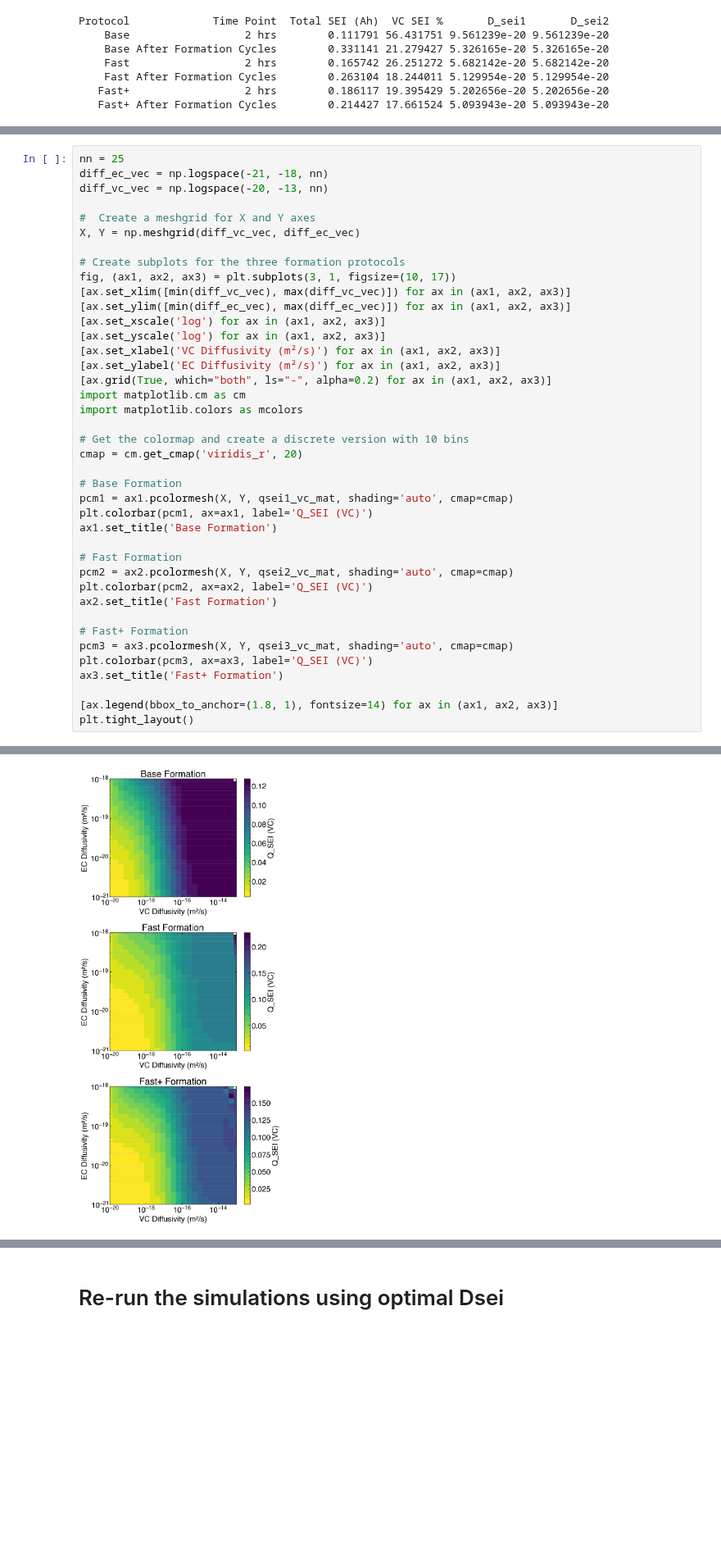
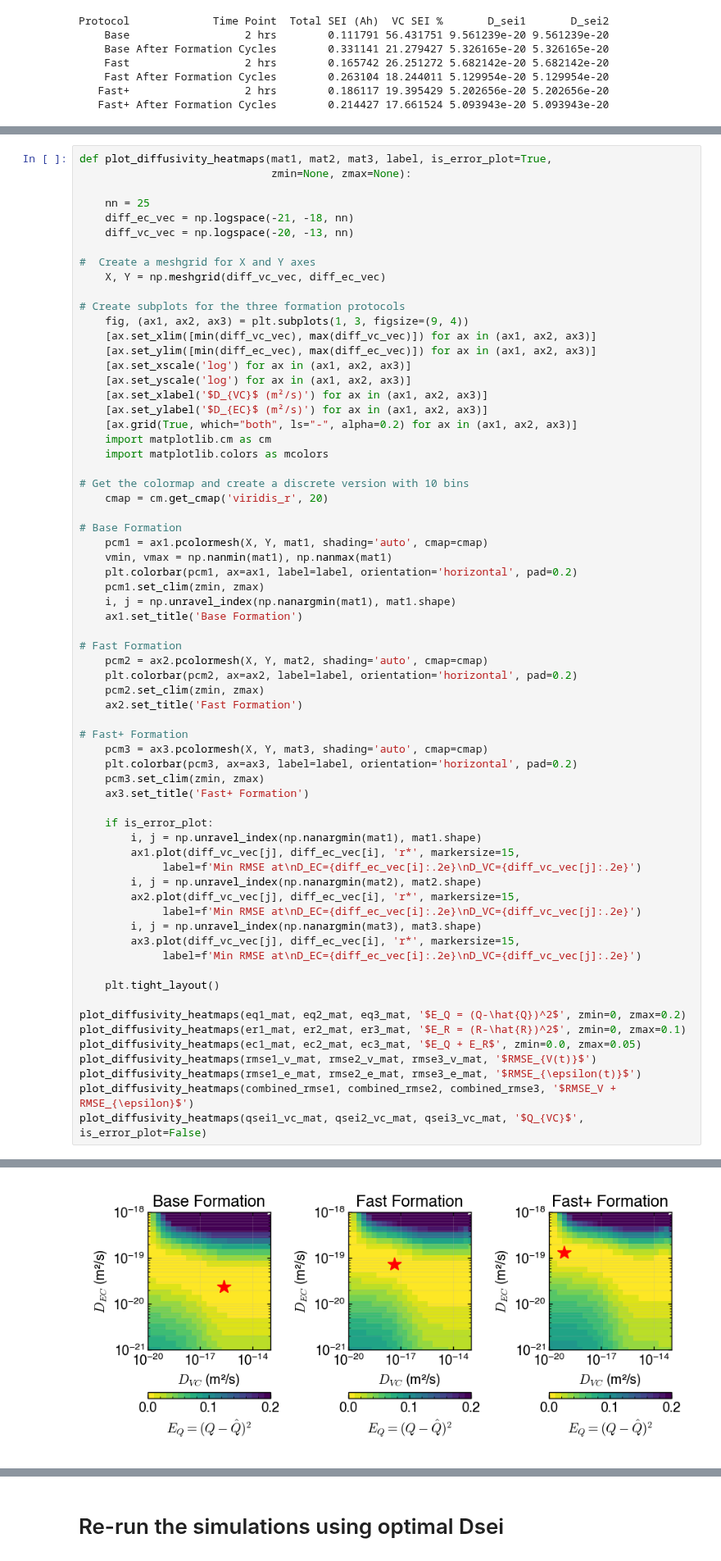
Before and after one commit to wengandrew/formation-modeling, a Jupyter notebook: notebooks/2025_04_16_dsei_tuning_temp.ipynb, the cells around one changed output, grey strips where cells are left out. Shown at 82% size. Saved outputs shown, nothing was run; the diff lists cells and outputs as text; blank space fills up the shorter version.

```diff
--- a/notebooks/2025_04_16_dsei_tuning_temp.ipynb
+++ b/notebooks/2025_04_16_dsei_tuning_temp.ipynb
@@ -635,41 +766,67 @@ combined_rmse3 = rmse3_e_mat/np.nanmax(rmse3_e_mat) + rmse3_v_mat/np.nanmax(rmse
 # %%
-nn = 25
-diff_ec_vec = np.logspace(-21, -18, nn)
-diff_vc_vec = np.logspace(-20, -13, nn)
+def plot_diffusivity_heatmaps(mat1, mat2, mat3, label, is_error_plot=True,
+                              zmin=None, zmax=None):
+
+    nn = 25
+    diff_ec_vec = np.logspace(-21, -18, nn)
+    diff_vc_vec = np.logspace(-20, -13, nn)
 
 #  Create a meshgrid for X and Y axes
-X, Y = np.meshgrid(diff_vc_vec, diff_ec_vec)
+    X, Y = np.meshgrid(diff_vc_vec, diff_ec_vec)
 
 # Create subplots for the three formation protocols
-fig, (ax1, ax2, ax3) = plt.subplots(3, 1, figsize=(10, 17))
-[ax.set_xlim([min(diff_vc_vec), max(diff_vc_vec)]) for ax in (ax1, ax2, ax3)]
-[ax.set_ylim([min(diff_ec_vec), max(diff_ec_vec)]) for ax in (ax1, ax2, ax3)]
-[ax.set_xscale('log') for ax in (ax1, ax2, ax3)]
-[ax.set_yscale('log') for ax in (ax1, ax2, ax3)]
-[ax.set_xlabel('VC Diffusivity (m²/s)') for ax in (ax1, ax2, ax3)]
-[ax.set_ylabel('EC Diffusivity (m²/s)') for ax in (ax1, ax2, ax3)]
-[ax.grid(True, which="both", ls="-", alpha=0.2) for ax in (ax1, ax2, ax3)]
-import matplotlib.cm as cm
-import matplotlib.colors as mcolors
+    fig, (ax1, ax2, ax3) = plt.subplots(1, 3, figsize=(9, 4))
+    [ax.set_xlim([min(diff_vc_vec), max(diff_vc_vec)]) for ax in (ax1, ax2, ax3)]
+    [ax.set_ylim([min(diff_ec_vec), max(diff_ec_vec)]) for ax in (ax1, ax2, ax3)]
+    [ax.set_xscale('log') for ax in (ax1, ax2, ax3)]
+    [ax.set_yscale('log') for ax in (ax1, ax2, ax3)]
+    [ax.set_xlabel('$D_{VC}$ (m²/s)') for ax in (ax1, ax2, ax3)]
+    [ax.set_ylabel('$D_{EC}$ (m²/s)') for ax in (ax1, ax2, ax3)]
+    [ax.grid(True, which="both", ls="-", alpha=0.2) for ax in (ax1, ax2, ax3)]
+    import matplotlib.cm as cm
+    import matplotlib.colors as mcolors
 
 # Get the colormap and create a discrete version with 10 bins
-cmap = cm.get_cmap('viridis_r', 20)
+    cmap = cm.get_cmap('viridis_r', 20)
 
 # Base Formation
-pcm1 = ax1.pcolormesh(X, Y, qsei1_vc_mat, shading='auto', cmap=cmap)
-plt.colorbar(pcm1, ax=ax1, label='Q_SEI (VC)')
-ax1.set_title('Base Formation')
+    pcm1 = ax1.pcolormesh(X, Y, mat1, shading='auto', cmap=cmap)
+    vmin, vmax = np.nanmin(mat1), np.nanmax(mat1)
+    plt.colorbar(pcm1, ax=ax1, label=label, orientation='horizontal', pad=0.2)
+    pcm1.set_clim(zmin, zmax)
+    i, j = np.unravel_index(np.nanargmin(mat1), mat1.shape)
+    ax1.set_title('Base Formation')
 
 # Fast Formation
-pcm2 = ax2.pcolormesh(X, Y, qsei2_vc_mat, shading='auto', cmap=cmap)
-plt.colorbar(pcm2, ax=ax2, label='Q_SEI (VC)')
-ax2.set_title('Fast Formation')
+    pcm2 = ax2.pcolormesh(X, Y, mat2, shading='auto', cmap=cmap)
+    plt.colorbar(pcm2, ax=ax2, label=label, orientation='horizontal', pad=0.2)
+    pcm2.set_clim(zmin, zmax)
+    ax2.set_title('Fast Formation')
 
 # Fast+ Formation
-pcm3 = ax3.pcolormesh(X, Y, qsei3_vc_mat, shading='auto', cmap=cmap)
-plt.colorbar(pcm3, ax=ax3, label='Q_SEI (VC)')
-ax3.set_title('Fast+ Formation')
+    pcm3 = ax3.pcolormesh(X, Y, mat3, shading='auto', cmap=cmap)
+    plt.colorbar(pcm3, ax=ax3, label=label, orientation='horizontal', pad=0.2)
+    pcm3.set_clim(zmin, zmax)
+    ax3.set_title('Fast+ Formation')
 
-[ax.legend(bbox_to_anchor=(1.8, 1), fontsize=14) for ax in (ax1, ax2, ax3)]
-plt.tight_layout()
+    if is_error_plot:
+        i, j = np.unravel_index(np.nanargmin(mat1), mat1.shape)
+        ax1.plot(diff_vc_vec[j], diff_ec_vec[i], 'r*', markersize=15,
+             label=f'Min RMSE at\nD_EC={diff_ec_vec[i]:.2e}\nD_VC={diff_vc_vec[j]:.2e}')
+        i, j = np.unravel_index(np.nanargmin(mat2), mat2.shape)
+        ax2.plot(diff_vc_vec[j], diff_ec_vec[i], 'r*', markersize=15,
+             label=f'Min RMSE at\nD_EC={diff_ec_vec[i]:.2e}\nD_VC={diff_vc_vec[j]:.2e}')
+        i, j = np.unravel_index(np.nanargmin(mat3), mat3.shape)
+        ax3.plot(diff_vc_vec[j], diff_ec_vec[i], 'r*', markersize=15,
+             label=f'Min RMSE at\nD_EC={diff_ec_vec[i]:.2e}\nD_VC={diff_vc_vec[j]:.2e}')
+
+    plt.tight_layout()
+
+plot_diffusivity_heatmaps(eq1_mat, eq2_mat, eq3_mat, '$E_Q = (Q-\hat{Q})^2$', zmin=0, zmax=0.2)
+plot_diffusivity_heatmaps(er1_mat, er2_mat, er3_mat, '$E_R = (R-\hat{R})^2$', zmin=0, zmax=0.1)
+plot_diffusivity_heatmaps(ec1_mat, ec2_mat, ec3_mat, '$E_Q + E_R$', zmin=0.0, zmax=0.05)
+plot_diffusivity_heatmaps(rmse1_v_mat, rmse2_v_mat, rmse3_v_mat, '$RMSE_{V(t)}$')
+plot_diffusivity_heatmaps(rmse1_e_mat, rmse2_e_mat, rmse3_e_mat, '$RMSE_{\epsilon(t)}$')
+plot_diffusivity_heatmaps(combined_rmse1, combined_rmse2, combined_rmse3, '$RMSE_V + RMSE_{\epsilon}$')
+plot_diffusivity_heatmaps(qsei1_vc_mat, qsei2_vc_mat, qsei3_vc_mat, '$Q_{VC}$', is_error_plot=False)
 # %% [output]
@@ -679 +833 @@ No artists with labels found to put in legend.  Note that artists whose label st
-[figure, old version]
+[figure, new version]
```
Also changed, not shown: parts of 17 cells of this notebook, 2 other files.
